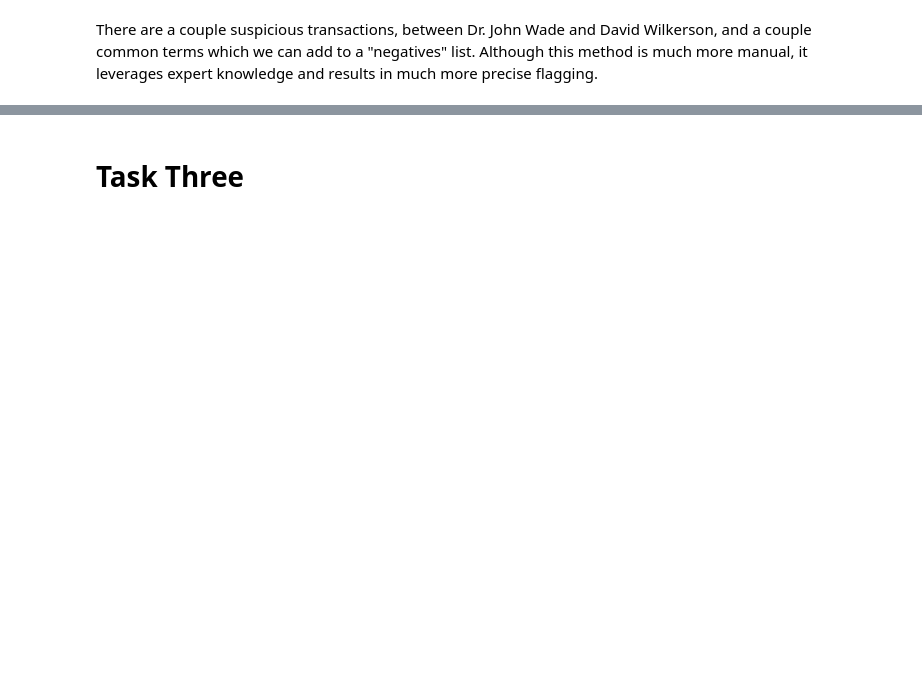
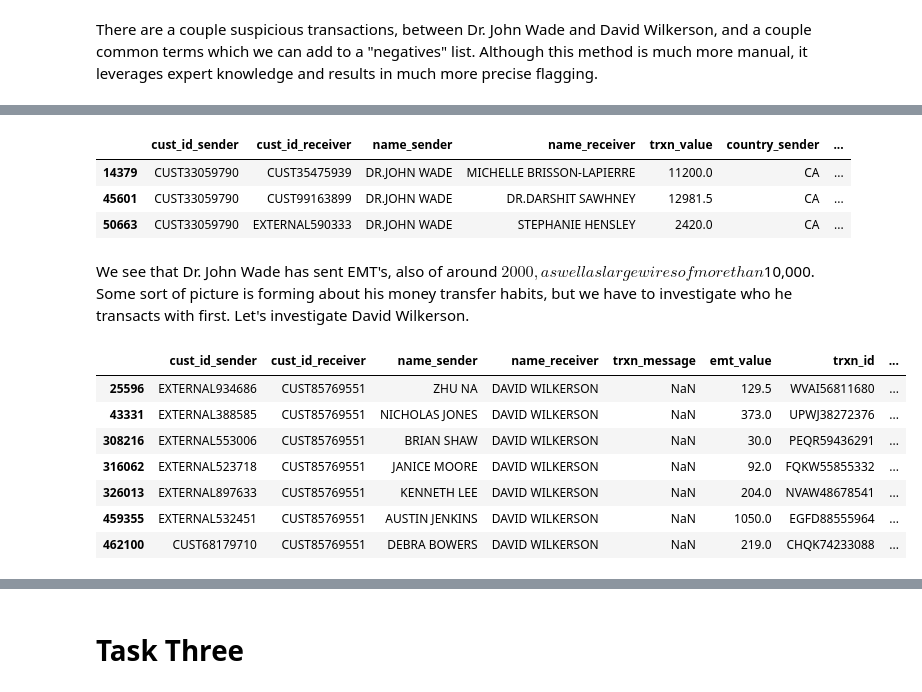
Before and after one commit to jwardbond/2023-imi-bigdata, a Jupyter notebook: eda.ipynb, the cells around one changed output, grey strips where cells are left out. Cells and saved outputs as stored; diff of their text form; code cells hidden in the pictures; blank space fills up the shorter version.

```diff
--- a/eda.ipynb
+++ b/eda.ipynb
@@ -400,0 +445,21 @@ emt[emt['regex_flag']==1]
+# %%
+wt[wt['cust_id_sender'] == johnwade_id]
+# %% [output]
+|  | cust_id_sender | cust_id_receiver | name_sender | name_receiver | trxn_value | country_sender | ... |
+| 14379 | CUST33059790 | CUST35475939 | DR.JOHN WADE | MICHELLE BRISSON-LAPIERRE | 11200.0 | CA | ... |
+| 45601 | CUST33059790 | CUST99163899 | DR.JOHN WADE | DR.DARSHIT SAWHNEY | 12981.5 | CA | ... |
+| 50663 | CUST33059790 | EXTERNAL590333 | DR.JOHN WADE | STEPHANIE HENSLEY | 2420.0 | CA | ... |
+# %% [markdown]
+We see that Dr. John Wade has sent EMT's, also of around $2000, as well as large wires of more than $10,000. Some sort of picture is forming about his money transfer habits, but we have to investigate who he transacts with first. Let's investigate David Wilkerson.
+# %%
+davidwilkerson_id = 'CUST85769551'
+emt[emt['cust_id_receiver'] == davidwilkerson_id]
+# %% [output]
+|  | cust_id_sender | cust_id_receiver | name_sender | name_receiver | trxn_message | emt_value | trxn_id | ... |
+| 25596 | EXTERNAL934686 | CUST85769551 | ZHU NA | DAVID WILKERSON | NaN | 129.5 | WVAI56811680 | ... |
+| 43331 | EXTERNAL388585 | CUST85769551 | NICHOLAS JONES | DAVID WILKERSON | NaN | 373.0 | UPWJ38272376 | ... |
+| 308216 | EXTERNAL553006 | CUST85769551 | BRIAN SHAW | DAVID WILKERSON | NaN | 30.0 | PEQR59436291 | ... |
+| 316062 | EXTERNAL523718 | CUST85769551 | JANICE MOORE | DAVID WILKERSON | NaN | 92.0 | FQKW55855332 | ... |
+| 326013 | EXTERNAL897633 | CUST85769551 | KENNETH LEE | DAVID WILKERSON | NaN | 204.0 | NVAW48678541 | ... |
+| 459355 | EXTERNAL532451 | CUST85769551 | AUSTIN JENKINS | DAVID WILKERSON | NaN | 1050.0 | EGFD88555964 | ... |
+| 462100 | CUST68179710 | CUST85769551 | DEBRA BOWERS | DAVID WILKERSON | NaN | 219.0 | CHQK74233088 | ... |
```
Also changed, not shown: parts of 14 cells of this notebook.
